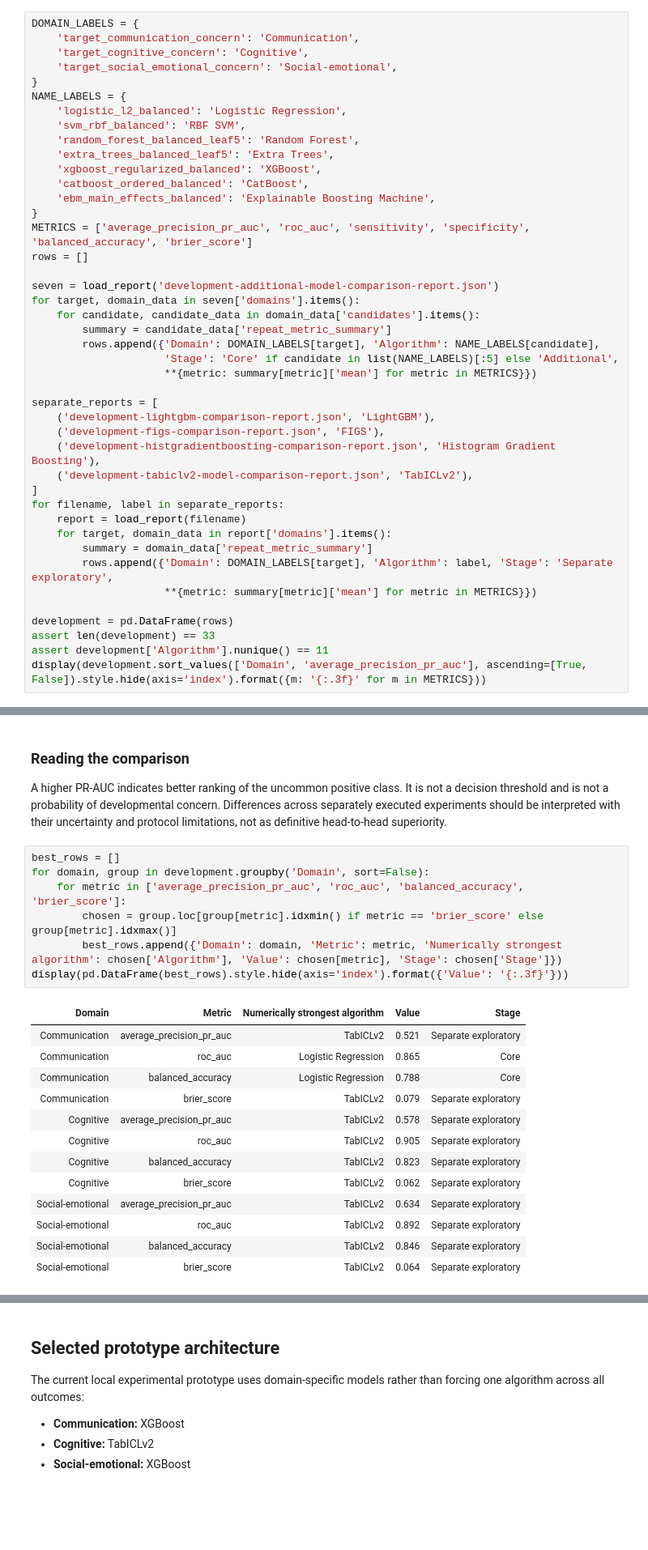
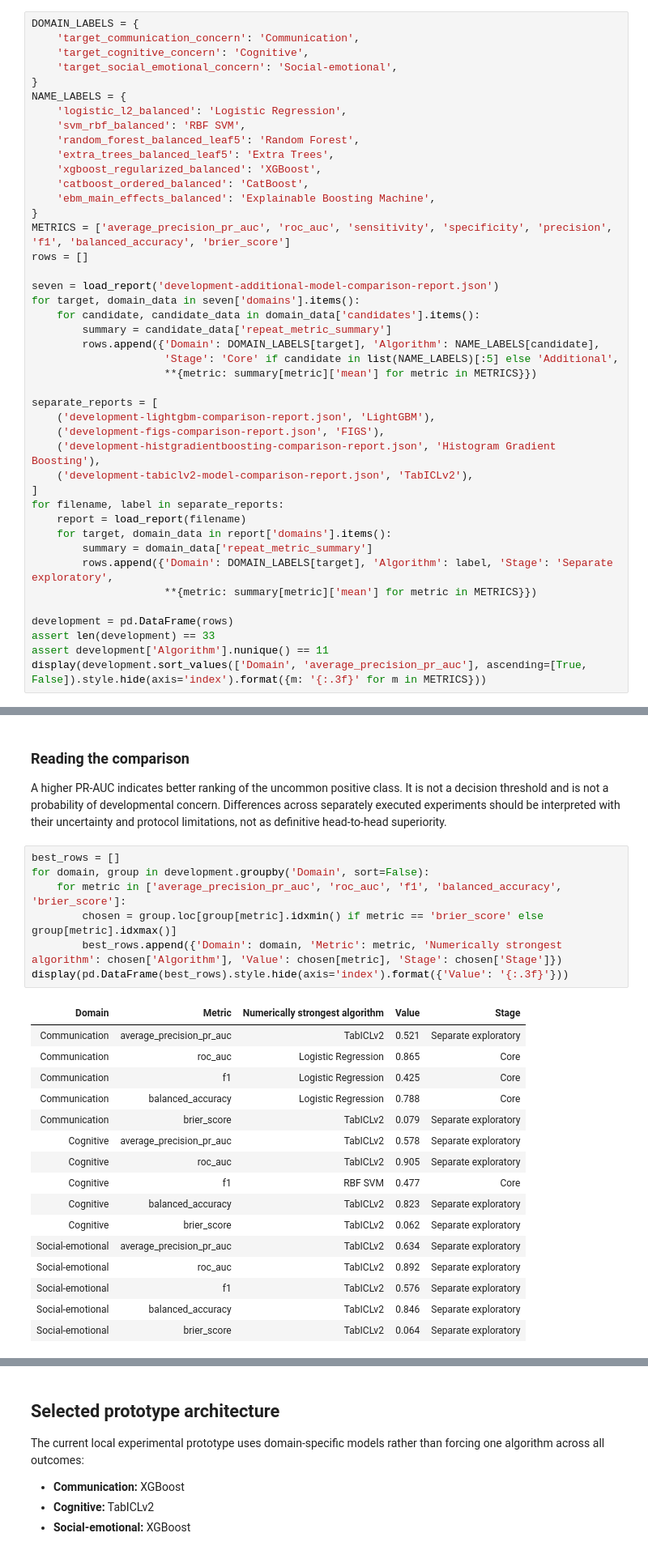
Before and after one commit to JayasankaHirimuthugodage/ResearchComponent, a Jupyter notebook: tmp/notebook-validation/consolidated-research-model-evaluation.executed.ipynb, the cells around one changed output, grey strips where cells are left out. Shown at 81% size. Saved outputs shown, nothing was run; the diff lists cells and outputs as text; blank space fills up the shorter version.

```diff
--- a/tmp/notebook-validation/consolidated-research-model-evaluation.executed.ipynb
+++ b/tmp/notebook-validation/consolidated-research-model-evaluation.executed.ipynb
@@ -94,7 +92,7 @@ NAME_LABELS = {
     'catboost_ordered_balanced': 'CatBoost',
     'ebm_main_effects_balanced': 'Explainable Boosting Machine',
 }
-METRICS = ['average_precision_pr_auc', 'roc_auc', 'sensitivity', 'specificity', 'balanced_accuracy', 'brier_score']
+METRICS = ['average_precision_pr_auc', 'roc_auc', 'sensitivity', 'specificity', 'precision', 'f1', 'balanced_accuracy', 'brier_score']
 rows = []
 
 seven = load_report('development-additional-model-comparison-report.json')
@@ -162,21 +160,24 @@ A higher PR-AUC indicates better ranking of the uncommon positive class. It is n
 # %%
 best_rows = []
 for domain, group in development.groupby('Domain', sort=False):
-    for metric in ['average_precision_pr_auc', 'roc_auc', 'balanced_accuracy', 'brier_score']:
+    for metric in ['average_precision_pr_auc', 'roc_auc', 'f1', 'balanced_accuracy', 'brier_score']:
         chosen = group.loc[group[metric].idxmin() if metric == 'brier_score' else group[metric].idxmax()]
         best_rows.append({'Domain': domain, 'Metric': metric, 'Numerically strongest algorithm': chosen['Algorithm'], 'Value': chosen[metric], 'Stage': chosen['Stage']})
 display(pd.DataFrame(best_rows).style.hide(axis='index').format({'Value': '{:.3f}'}))
 # %% [output]
 | Domain | Metric | Numerically strongest algorithm | Value | Stage |
 | Communication | average_precision_pr_auc | TabICLv2 | 0.521 | Separate exploratory |
 | Communication | roc_auc | Logistic Regression | 0.865 | Core |
+| Communication | f1 | Logistic Regression | 0.425 | Core |
 | Communication | balanced_accuracy | Logistic Regression | 0.788 | Core |
 | Communication | brier_score | TabICLv2 | 0.079 | Separate exploratory |
 | Cognitive | average_precision_pr_auc | TabICLv2 | 0.578 | Separate exploratory |
 | Cognitive | roc_auc | TabICLv2 | 0.905 | Separate exploratory |
+| Cognitive | f1 | RBF SVM | 0.477 | Core |
 | Cognitive | balanced_accuracy | TabICLv2 | 0.823 | Separate exploratory |
 | Cognitive | brier_score | TabICLv2 | 0.062 | Separate exploratory |
 | Social-emotional | average_precision_pr_auc | TabICLv2 | 0.634 | Separate exploratory |
 | Social-emotional | roc_auc | TabICLv2 | 0.892 | Separate exploratory |
+| Social-emotional | f1 | TabICLv2 | 0.576 | Separate exploratory |
 | Social-emotional | balanced_accuracy | TabICLv2 | 0.846 | Separate exploratory |
 | Social-emotional | brier_score | TabICLv2 | 0.064 | Separate exploratory |
```
Also changed, not shown: parts of 8 cells of this notebook, 1 other file.
